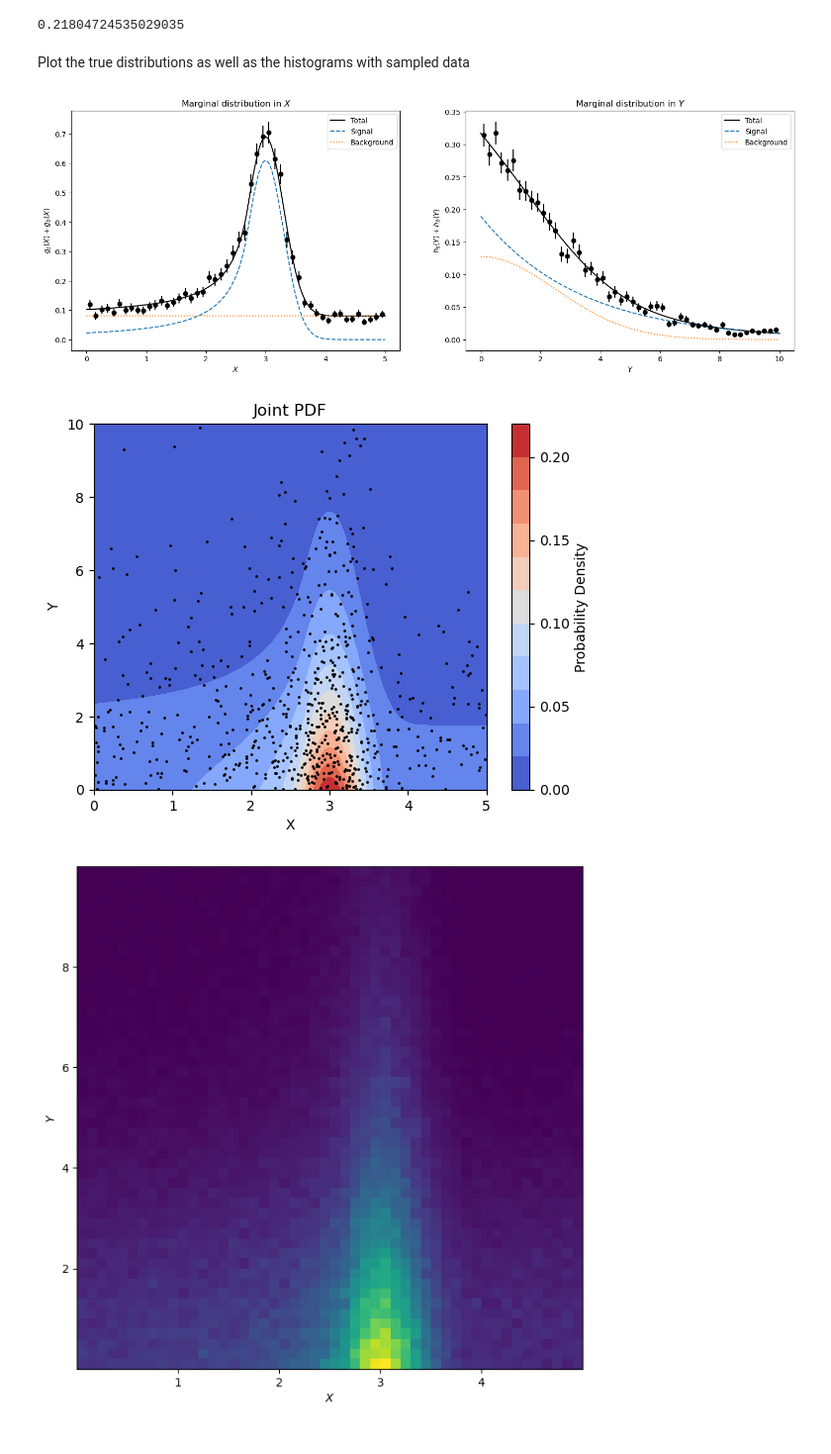
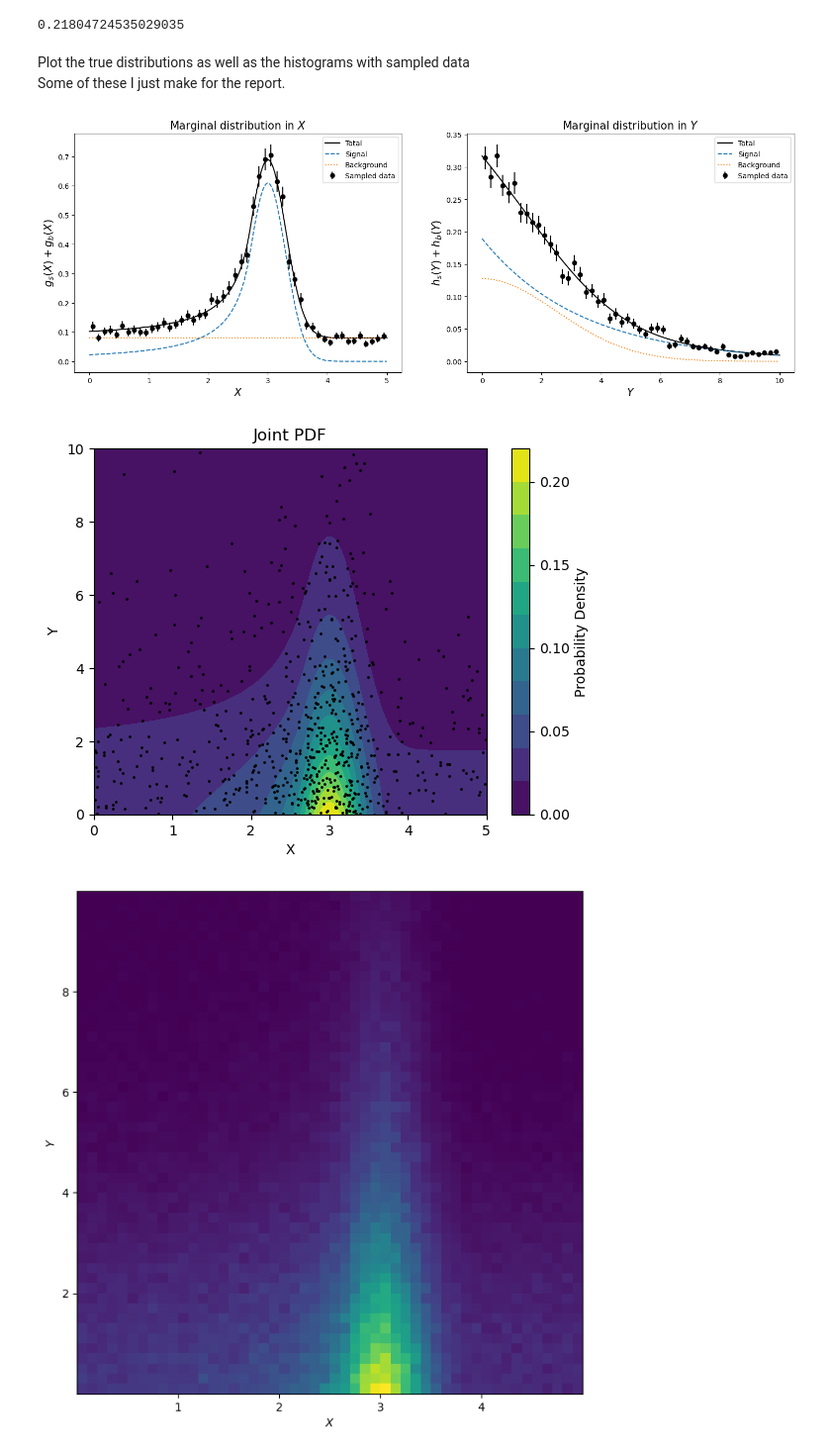
Before and after one commit to elizabethsztan/DIS_S1, a Jupyter notebook: s1_coursework.ipynb, the cells around one changed output. Shown at 99% size. Cells and saved outputs as stored; diff of their text form; code cells hidden in the pictures.

```diff
--- a/s1_coursework.ipynb
+++ b/s1_coursework.ipynb
@@ -307,9 +309,11 @@ def accept_reject_2d(func, x_range = [0, 5], y_range = [0, 10], num_samples=50,
 total_pdf_sample = accept_reject_2d(total_fixed,num_samples = 100000, seed = 100)
 #np.savetxt('data_storage/joint_pdf_sample_s100.csv', total_pdf_sample, delimiter=',', header = 'X,Y', comments = '')
 # %% [markdown]
-Plot the true distributions as well as the histograms with sampled data
+Plot the true distributions as well as the histograms with sampled data\
+Some of these I just make for the report.
 # %%
 data = accept_reject_2d(total_fixed,num_samples = 5000, seed = 100)
+fontsize = 15
 
 X, Y = data
 
@@ -329,10 +333,10 @@ Xerrors = np.sqrt(Xcounts) / (len(X) * Xbin_widths)
 ax[0].plot(x, marg_X(x, f_true, mu_true, sigma_true, beta_true, m_true), label = 'Total', color = 'black')
 ax[0].plot(x, f_true*g_s(x, beta_true, m_true, mu_true, sigma_true), label = 'Signal', ls = '--')
 ax[0].plot(x, (1-f_true)*g_b(x), label = 'Background', ls = ':')
-ax[0].errorbar( Xcx, Xnh, Xerrors, fmt='ko', color= 'black')
-ax[0].set_xlabel(r'$X$')
-ax[0].set_ylabel(r'$g_s(X)+g_b(X)$')
-ax[0].set_title(r'Marginal distribution in $X$')
+ax[0].errorbar( Xcx, Xnh, Xerrors, fmt='ko', color= 'black', label = 'Sampled data')
+ax[0].set_xlabel(r'$X$', fontsize=fontsize)
+ax[0].set_ylabel(r'$g_s(X)+g_b(X)$', fontsize=fontsize)
+ax[0].set_title(r'Marginal distribution in $X$', fontsize=fontsize)
 ax[0].legend()
 
 Ynh, Yxe = np.histogram(Y, bins = bin_num, density=True)
@@ -346,33 +350,33 @@ Yerrors = np.sqrt(Ycounts) / (len(Y) * Ybin_widths)
 ax[1].plot(y, marg_Y(y, f_true, lmbda_true, mu_b_true, sigma_b_true), label = 'Total', color = 'black')
 ax[1].plot(y, f_true*h_s(y, lmbda_true), label = 'Signal', ls = '--')
 ax[1].plot(y, (1-f_true)*h_b(y, mu_b_true, sigma_b_true), label = 'Background', ls = ':')
-ax[1].errorbar( Ycx, Ynh, Yerrors, fmt='ko', color= 'black')
-ax[1].set_xlabel(r'$Y$')
-ax[1].set_ylabel(r'$h_s(Y)+h_b(Y)$')
-ax[1].set_title(r'Marginal distribution in $Y$')
+ax[1].errorbar( Ycx, Ynh, Yerrors, fmt='o', color= 'black', label = 'Sampled data')
+ax[1].set_xlabel(r'$Y$', fontsize=fontsize)
+ax[1].set_ylabel(r'$h_s(Y)+h_b(Y)$', fontsize=fontsize)
+ax[1].set_title(r'Marginal distribution in $Y$', fontsize=fontsize)
 ax[1].legend()
 
 plt.savefig('plots/marginal_distributions.png')
 # %% [output]
-[figure, old version]
+[figure, new version]
 # %%
 Xt, Yt = np.meshgrid(x,y)
 
 data = accept_reject_2d(total_fixed,num_samples = 700, seed = 100)
 
 X, Y = data
 
-contour = plt.contourf(Xt, Yt, total(Xt, Yt, mu_true, sigma_true, beta_true, m_true, f_true, lmbda_true, mu_b_true, sigma_b_true), levels = 10, cmap = 'coolwarm')
+contour = plt.contourf(Xt, Yt, total(Xt, Yt, mu_true, sigma_true, beta_true, m_true, f_true, lmbda_true, mu_b_true, sigma_b_true), levels = 10, cmap = 'viridis')
 plt.scatter(X, Y , s =1 , color = 'black', alpha = 1)
 cbar = plt.colorbar(contour)
 cbar.set_label("Probability Density")
 cbar.set_ticks([0, 0.05, 0.1, 0.15, 0.2])
 plt.xlabel('X')
 plt.ylabel('Y')
 plt.title('Joint PDF')
-plt.savefig('plots/joint_dist_scatter.png')
+plt.savefig('plots/joint_dist_scatter.png') #i dont know how i feel about this plot
 # %% [output]
-[figure, old version]
+[figure, new version]
 # %%
 data = accept_reject_2d(total_fixed,num_samples = 150000, seed = 100)
 X, Y = data
```
Also changed, not shown: parts of 28 cells of this notebook, 39 other files.
